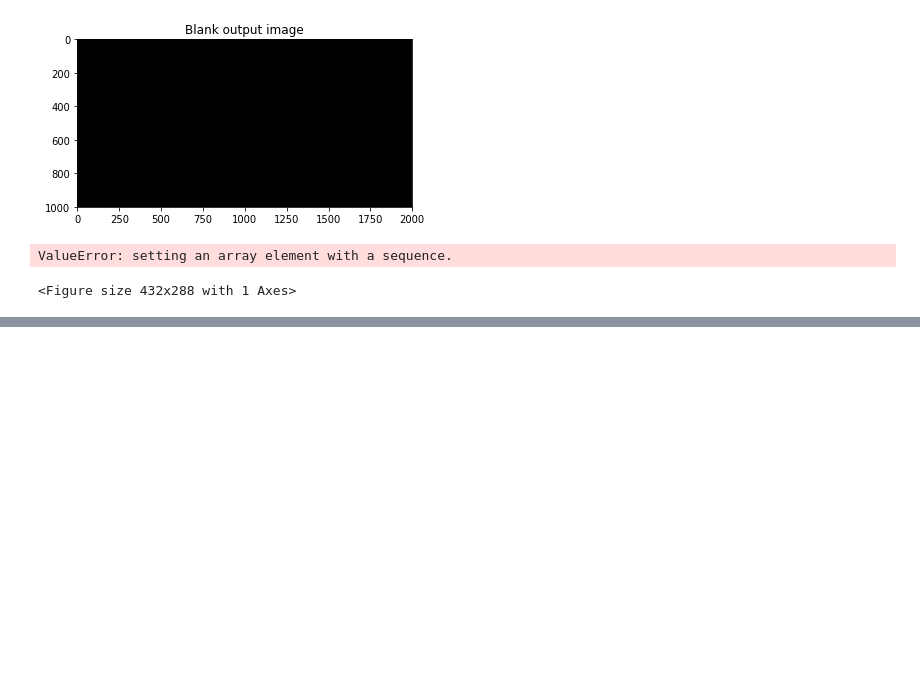
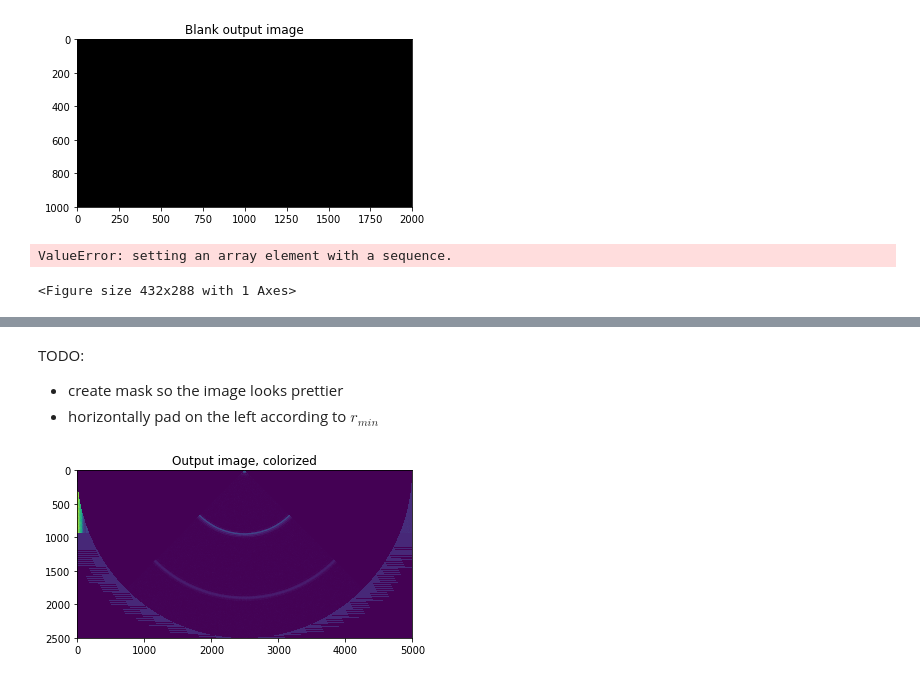
Before and after one commit to wlmeng11/rtl-ultrasound, a Jupyter notebook: experiments/20180813/rtlsdr_ultrasound_test.ipynb, the cells around one changed output, grey strips where cells are left out. Cells and saved outputs as stored; diff of their text form; code cells hidden in the pictures; blank space fills up the shorter version.

```diff
--- a/experiments/20180813/rtlsdr_ultrasound_test.ipynb
+++ b/experiments/20180813/rtlsdr_ultrasound_test.ipynb
@@ -596,0 +591,10 @@ Wall time: 9.51 s
+# %% [markdown]
+TODO:
+* create mask so the image looks prettier
+* horizontally pad on the left according to $r_{min}$
+# %%
+plt.imshow(im_out)
+plt.title("Output image, colorized")
+plt.show()
+# %% [output]
+[figure, added]
```
Also changed, not shown: parts of 2 cells of this notebook.
